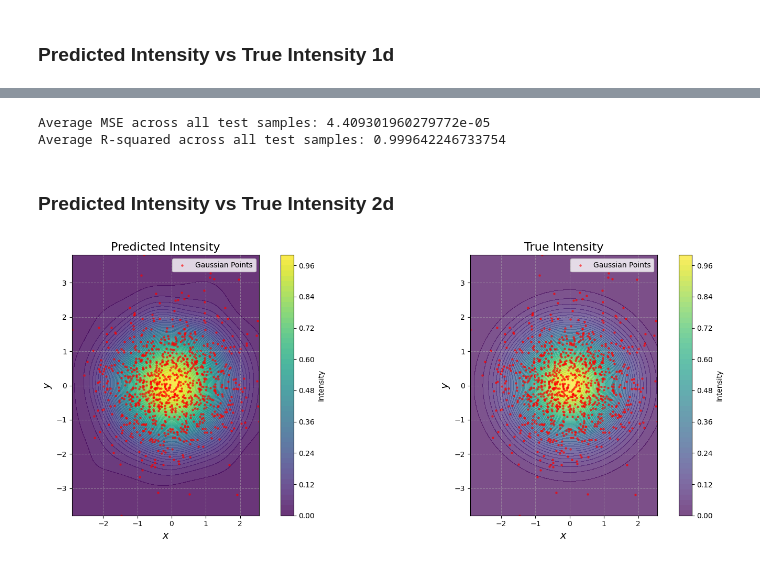
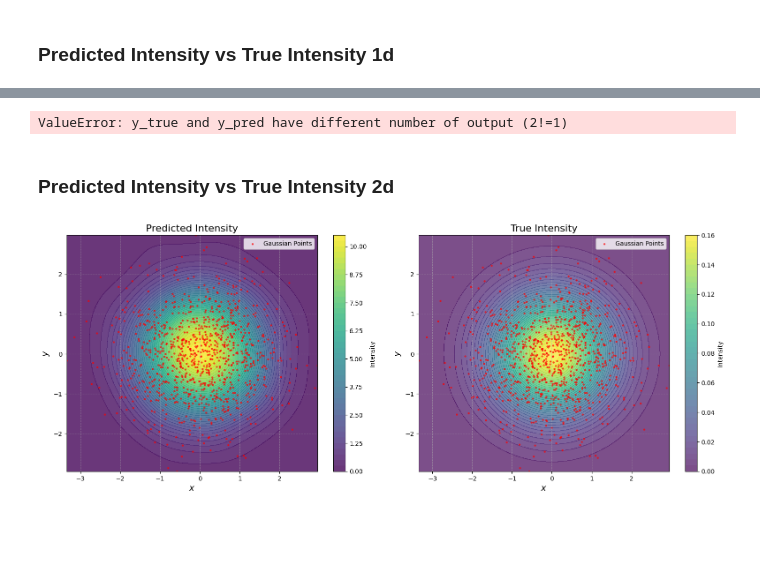
Before and after one commit to katonapng/score_matching, a Jupyter notebook: SM_gaussian_nn.ipynb, the cells around one changed output, grey strips where cells are left out. Drawn from its saved outputs; the diff is of its cells as text; code cells hidden in the pictures; blank space fills up the shorter version.

Commit message:
fix iteretaion through loader_test in MSE and R2 calculations

```diff
--- a/SM_gaussian_nn.ipynb
+++ b/SM_gaussian_nn.ipynb
@@ -61,8 +66,10 @@ samples = generate_samples(mean, std, 1, m, n)
 ### Multivariate Gaussian
 # %%
 mu = torch.tensor([0.0, 0.0])
-cov = torch.tensor([[1.0, 0.0], [0.0, 1.0]])
+cov = torch.tensor([[1.0, 0], [0, 1.0]])
 m, n = 100, 1000
 samples = generate_samples(mu, cov, 2, m, n)
+
+X = torch.stack(samples, dim=0)
 # %% [markdown]
 ### Data Loader
@@ -82,0 +76,14 @@ loader_test = FastTensorDataLoader(X_test, batch_size=32, shuffle=False)
+# %%
+# Split the data into train, validation, and test sets
+train_size = int(0.8 * len(X))
+
+X_train = X[:train_size]
+X_test = X[train_size:]
+
+# Load the filtered data into FastTensorDataLoader
+loader_train = FastTensorDataLoader(X_train, batch_size=32, shuffle=False)
+loader_test = FastTensorDataLoader(X_test, batch_size=32, shuffle=False)
+
+# Print to confirm
+print(f"Filtered Samples Shape: {len(samples)}")
+print(f"Train Loader Batches: {len(loader_train)}, Test Loader Batches: {len(loader_test)}")
@@ -132,5 +142,8 @@ class Gaussian_NN(nn.Module):
         total_loss = 0.5 * norm_squared + divergence
         total_loss = total_loss.sum(dim=-1)/lengths
 
+        batch_size = x_t.size(0)
+        total_loss = total_loss.mean() / batch_size
+
         return total_loss.mean()
 # %%
@@ -232,5 +210,5 @@ def optimize_theta_nn(loader_train, loader_val, nn_model, num_epochs=1000, learn
 # %%
 epochs = 100
-model, train_losses, val_losses = optimize_theta_nn(
-    loader_train, loader_val, Gaussian_NN, num_epochs=epochs, learning_rate=1e-3,
+model, train_losses = optimize_nn(
+    loader_train, Gaussian_NN, num_epochs=epochs, learning_rate=1e-3,
 )
@@ -293,33 +268,30 @@ r2_list = []
 
 # Iterate over the test loader
 for batch in loader_test:
-    # Assume `batch` contains the test input data
-    x_test = batch[0]
+    for x_test in batch[0]:
+        # Generate true intensity values (assuming Gaussian distribution as before)
+        mu_x = mean  # Mean of Gaussian in 1D
+        sigma_x = np.sqrt(std**2)
+        lambda_0 = 1 / (np.sqrt(2 * np.pi) * sigma_x)
+        intensity_real = lambda_0 * np.exp(-0.5 * ((x_test - mu_x) / sigma_x) ** 2)
+        intensity_real = np.asarray(intensity_real)
 
-    # Generate true intensity values (assuming Gaussian distribution as before)
-    x_min, x_max = x_test.min().item(), x_test.max().item()
-    x_lin = np.linspace(x_min, x_max, 100)
-    mu_x = mean  # Mean of Gaussian in 1D
-    sigma_x = np.sqrt(std**2)
-    lambda_0 = 1 / (np.sqrt(2 * np.pi) * sigma_x)
-    intensity_real = lambda_0 * np.exp(-0.5 * ((x_lin - mu_x) / sigma_x) ** 2)
+        # Predict intensities using the model
+        intensity_pred = (
+            model(torch.tensor(x_test[:, None], dtype=torch.float32)).squeeze().detach().numpy()
+        )
 
-    # Predict intensities using the model
-    intensity_pred = (
-        model(torch.tensor(x_lin[:, None], dtype=torch.float32)).squeeze().detach().numpy()
-    )
+        # Normalize predicted and true intensities for consistency
+        intensity_pred /= np.max(intensity_pred)
+        intensity_real /= np.max(intensity_real)
 
-    # Normalize predicted and true intensities for consistency
-    intensity_pred /= np.max(intensity_pred)
-    intensity_real /= np.max(intensity_real)
+        # Compute MSE and R-squared for this batch
+        mse = mean_squared_error(intensity_real, intensity_pred)
+        r2 = r2_score(intensity_real, intensity_pred)
 
-    # Compute MSE and R-squared for this batch
-    mse = mean_squared_error(intensity_real, intensity_pred)
-    r2 = r2_score(intensity_real, intensity_pred)
-
-    # Append metrics to the list
-    mse_list.append(mse)
-    r2_list.append(r2)
+        # Append metrics to the list
+        mse_list.append(mse)
+        r2_list.append(r2)
 
 # Compute average MSE and R-squared over all test samples
 average_mse = np.mean(mse_list)
@@ -328,8 +300,7 @@ average_r2 = np.mean(r2_list)
 print(f"Average MSE across all test samples: {average_mse}")
 print(f"Average R-squared across all test samples: {average_r2}")
 # %% [output]
-Average MSE across all test samples: 4.409301960279772e-05
-Average R-squared across all test samples: 0.999642246733754
+ValueError: y_true and y_pred have different number of output (2!=1)
 # %% [markdown]
 ### Predicted Intensity vs True Intensity 2d
 # %%
@@ -359,36 +330,36 @@ intensity_real = lambda_0 * np.exp(-0.5 * quad_form).reshape(xx.shape)
 # Plot side-by-side
 fig, ax = plt.subplots(1, 2, figsize=(16, 6))
 
 # Plot 1: Predicted Intensity
-contour1 = ax[0].contourf(xx, yy, (intensity_2d / torch.max(intensity_2d)).data.numpy(), levels=50, cmap='viridis', alpha=0.8)
+contour1 = ax[0].contourf(xx, yy, (intensity_2d).data.numpy(), levels=50, cmap='viridis', alpha=0.8)
 fig.colorbar(contour1, ax=ax[0], label="Intensity")
 ax[0].scatter(x, y, c='red', s=5, alpha=0.6, label='Gaussian Points')
 ax[0].set_xlabel(r'$x$', fontsize=14)
 ax[0].set_ylabel(r'$y$', fontsize=14)
 ax[0].set_title(r'Predicted Intensity', fontsize=16)
 ax[0].set_aspect('equal')
 ax[0].set_xlim(x_min, x_max)
 ax[0].set_ylim(y_min, y_max)
 ax[0].grid(True, linestyle='--', alpha=0.5)
 ax[0].legend()
 
 # Plot 2: True Intensity Function
-contour2 = ax[1].contourf(xx, yy, intensity_real / np.max(intensity_real), levels=50, cmap='viridis', alpha=0.7)
+contour2 = ax[1].contourf(xx, yy, intensity_real, levels=50, cmap='viridis', alpha=0.7)
 fig.colorbar(contour2, ax=ax[1], label="Intensity")
 ax[1].scatter(x, y, c='red', s=5, alpha=0.6, label='Gaussian Points')
 ax[1].set_xlabel(r'$x$', fontsize=14)
 ax[1].set_ylabel(r'$y$', fontsize=14)
 ax[1].set_title('True Intensity', fontsize=16)
 ax[1].set_aspect('equal')
 ax[1].set_xlim(x_min, x_max)
 ax[1].set_ylim(y_min, y_max)
 ax[1].grid(True, linestyle='--', alpha=0.5)
 ax[1].legend()
 
 plt.tight_layout()
 plt.show()
 # %% [output]
-[figure, old version]
+[figure, new version]
 # %%
 mse_list_2d = []
 r2_list_2d = []
```
Also changed, not shown: parts of 10 cells of this notebook, 2 other files.
